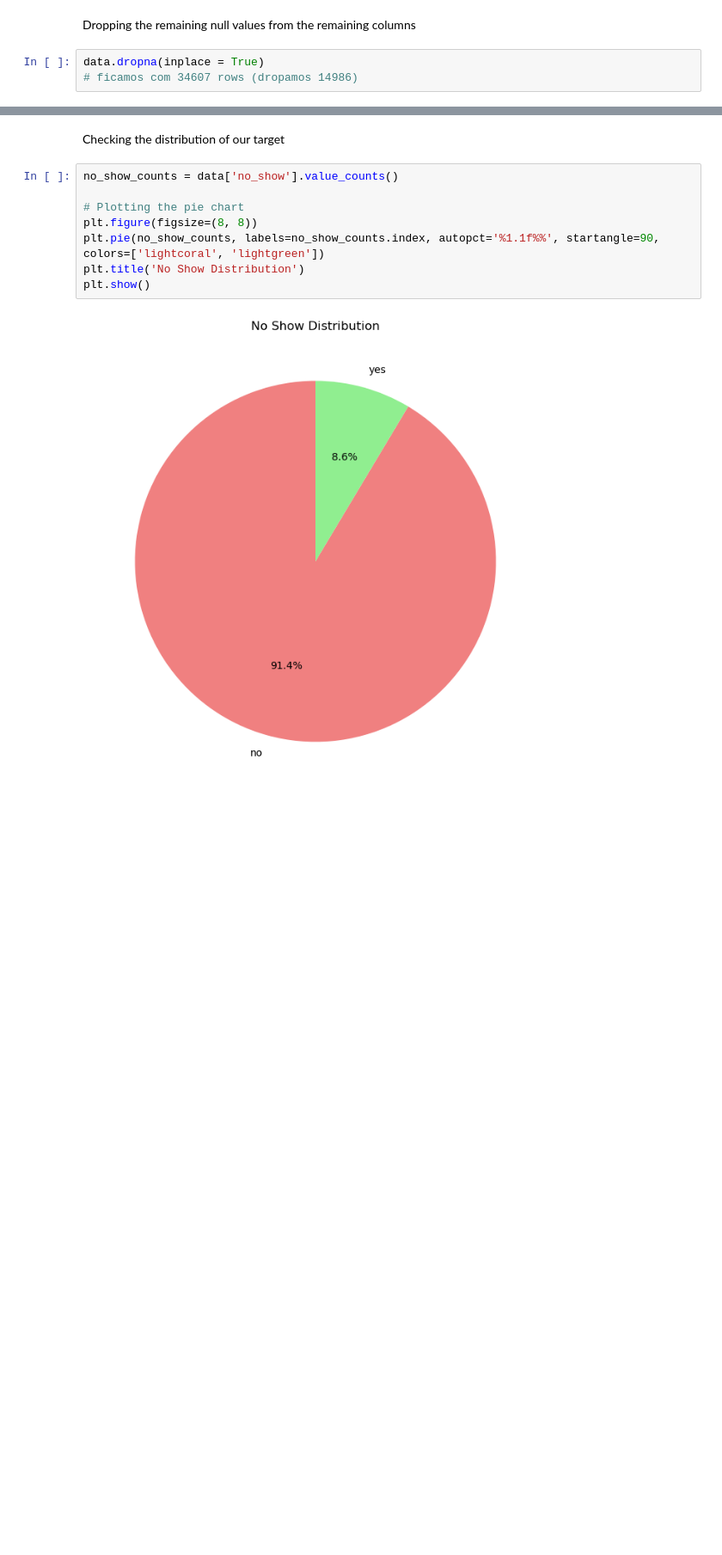
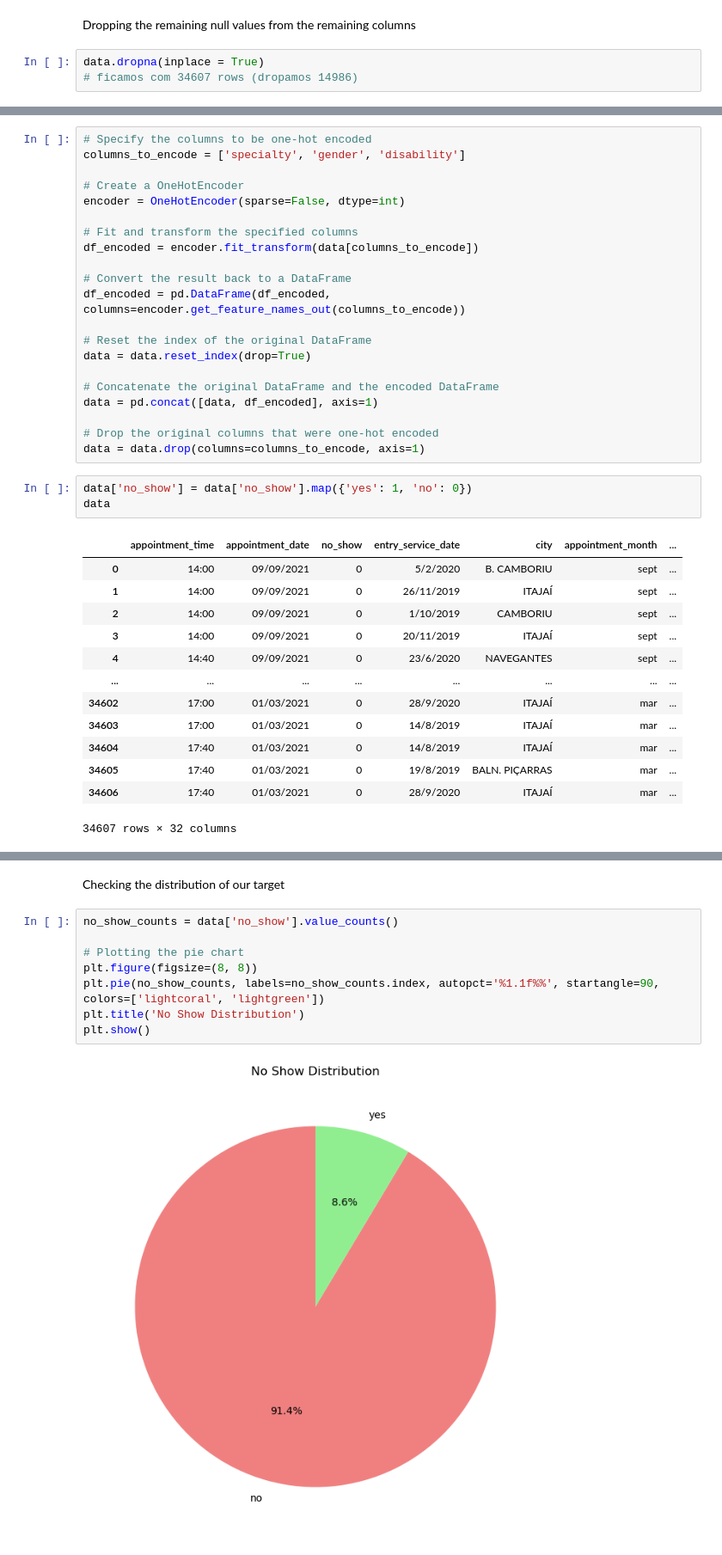
Before and after one commit to joanarr13/Capstone, a Jupyter notebook: No_show_prediction/no-show.ipynb, the cells around one changed output, grey strips where cells are left out. Shown at 86% size. Saved outputs shown, nothing was run; the diff lists cells and outputs as text; blank space fills up the shorter version.

```diff
--- a/No_show_prediction/no-show.ipynb
+++ b/No_show_prediction/no-show.ipynb
@@ -66,3 +106,41 @@ data.dropna(inplace = True)
+# %%
+# Specify the columns to be one-hot encoded
+columns_to_encode = ['specialty', 'gender', 'disability']
+
+# Create a OneHotEncoder
+encoder = OneHotEncoder(sparse=False, dtype=int)
+
+# Fit and transform the specified columns
+df_encoded = encoder.fit_transform(data[columns_to_encode])
+
+# Convert the result back to a DataFrame
+df_encoded = pd.DataFrame(df_encoded, columns=encoder.get_feature_names_out(columns_to_encode))
+
+# Reset the index of the original DataFrame
+data = data.reset_index(drop=True)
+
+# Concatenate the original DataFrame and the encoded DataFrame
+data = pd.concat([data, df_encoded], axis=1)
+
+# Drop the original columns that were one-hot encoded
+data = data.drop(columns=columns_to_encode, axis=1)
+# %%
+data['no_show'] = data['no_show'].map({'yes': 1, 'no': 0})
+data
+# %% [output]
+|  | appointment_time | appointment_date | no_show | entry_service_date | city | appointment_month | ... |
+| 0 | 14:00 | 09/09/2021 | 0 | 5/2/2020 | B. CAMBORIU | sept | ... |
+| 1 | 14:00 | 09/09/2021 | 0 | 26/11/2019 | ITAJAÍ | sept | ... |
+| 2 | 14:00 | 09/09/2021 | 0 | 1/10/2019 | CAMBORIU | sept | ... |
+| 3 | 14:00 | 09/09/2021 | 0 | 20/11/2019 | ITAJAÍ | sept | ... |
+| 4 | 14:40 | 09/09/2021 | 0 | 23/6/2020 | NAVEGANTES | sept | ... |
+| ... | ... | ... | ... | ... | ... | ... | ... |
+| 34602 | 17:00 | 01/03/2021 | 0 | 28/9/2020 | ITAJAÍ | mar | ... |
+| 34603 | 17:00 | 01/03/2021 | 0 | 14/8/2019 | ITAJAÍ | mar | ... |
+| 34604 | 17:40 | 01/03/2021 | 0 | 14/8/2019 | ITAJAÍ | mar | ... |
+| 34605 | 17:40 | 01/03/2021 | 0 | 19/8/2019 | BALN. PIÇARRAS | mar | ... |
+| 34606 | 17:40 | 01/03/2021 | 0 | 28/9/2020 | ITAJAÍ | mar | ... |
+34607 rows × 32 columns
 # %%
 data.info()
 # %% [output]
```
Also changed, not shown: parts of 14 cells of this notebook.
